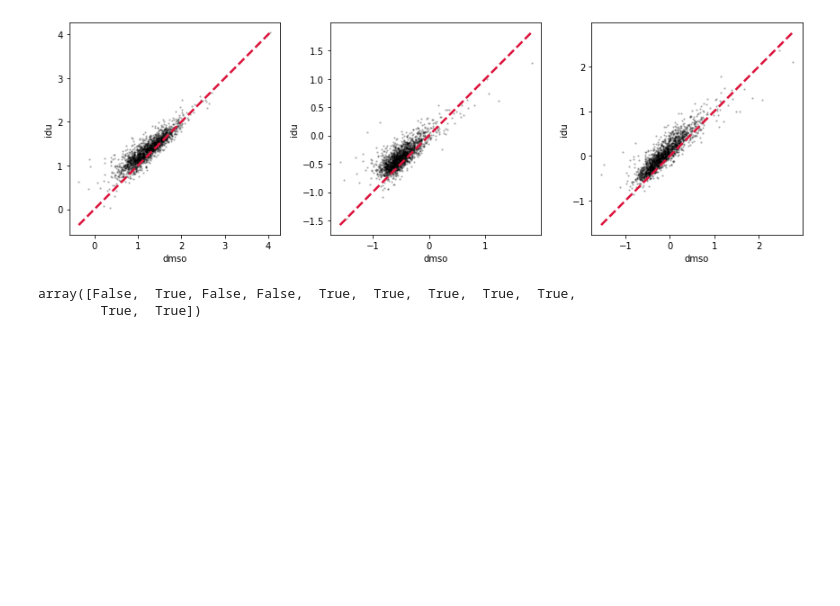
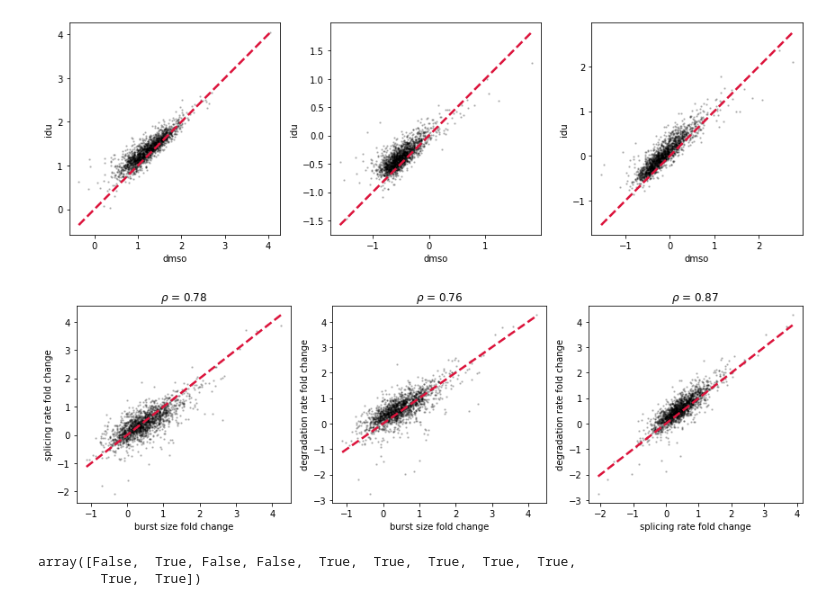
Before and after one commit to pachterlab/monod_examples, a Jupyter notebook: manuscript_computation/gg230328_diffexp.ipynb, the cells around one changed output. Saved outputs shown, nothing was run; the diff lists cells and outputs as text; code cells hidden in the pictures; blank space fills up the shorter version.

```diff
--- a/manuscript_computation/gg230328_diffexp.ipynb
+++ b/manuscript_computation/gg230328_diffexp.ipynb
@@ -120,7 +118,7 @@ n_genes = par_vals.shape[2]
 p_par = np.zeros((n_genes,3))
 for k in range(3):
     for j in range(n_genes):
-        p_par[j,k] = scipy.stats.ttest_ind(par_vals[gf[:,0,j],0,j,k],par_vals[gf[:,1,j],1,j,k],equal_var=False)[1]
+        p_par[j,k] = scipy.stats.ttest_ind(par_vals[gf_rej[:,0,j],0,j,k],par_vals[gf_rej[:,1,j],1,j,k],equal_var=False)[1]
 # %%
 fc_par = ((par_vals[:,1,:,:]-par_vals[:,0,:,:])/np.log10(2)).mean(0)
 # %%
@@ -447,6 +446,23 @@ idu: -6.55, -1.20
 par_vals = np.asarray([sr_arr[0].phys_optimum,sr_arr[1].phys_optimum])
 # %%
 fc_par = ((par_vals[1,:,:]-par_vals[0,:,:])/np.log10(2))
+# %%
+fig1,ax1 = plt.subplots(1,3,figsize=(12,4))
+pairs = [[0,1],[0,2],[1,2]]
+parnames = ('burst size','splicing rate','degradation rate')
+for j,pair in enumerate(pairs):
+    x = fc_par[gf_rej,pair[0]]
+    y = fc_par[gf_rej,pair[1]]
+    rho = np.corrcoef(x,y)[0,1]
+    ax1[j].scatter(x,y,2,'k',alpha=0.2)
+    xl = np.linspace(min(x),max(x))
+    ax1[j].plot(xl,xl,'--',color='crimson',linewidth=2.5)
+    ax1[j].set_xlabel(parnames[pair[0]] + ' fold change')
+    ax1[j].set_ylabel(parnames[pair[1]] + ' fold change')
+    ax1[j].set_title(r'$\rho$ = '+'{:.2f}'.format(rho))
+fig1.tight_layout()
+# %% [output]
+[figure, added]
 # %%
 deltaB = fc_par[:,0]
 deltaK = -(fc_par[:,1]+fc_par[:,2])/2
```
Also changed, not shown: parts of 7 cells of this notebook, 7 other files.
